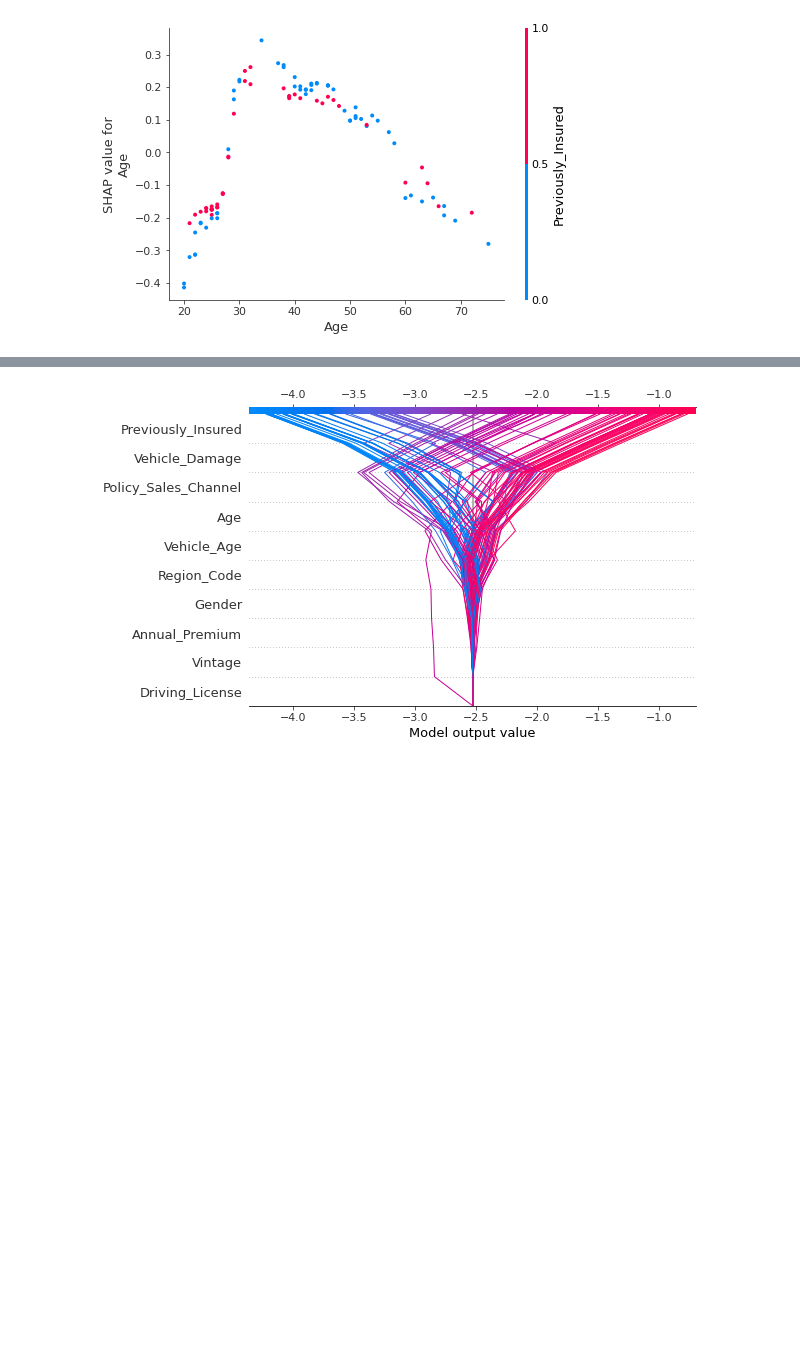
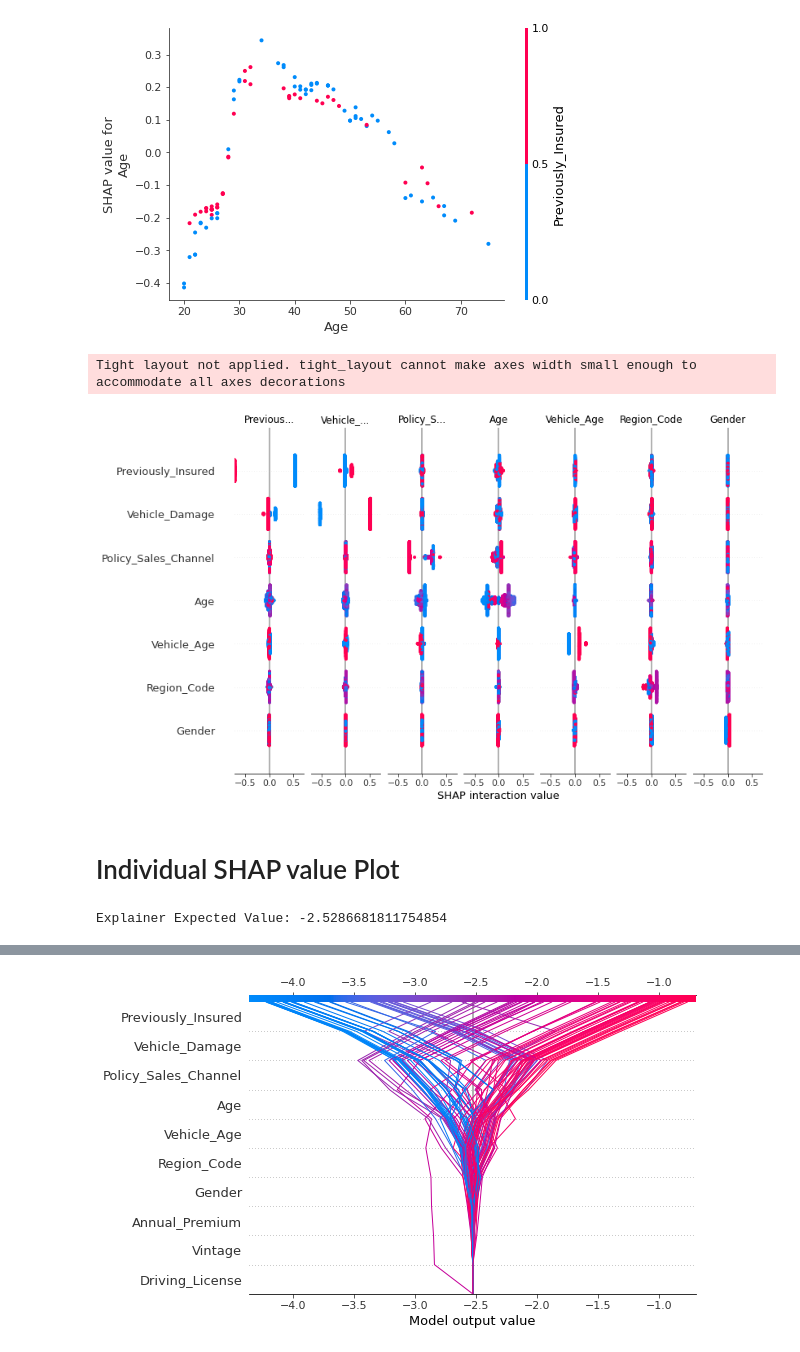
Before and after one commit to Sagar-modelling/XAI, a Jupyter notebook: XAI.ipynb, the cells around one changed output, grey strips where cells are left out. Cells and saved outputs as stored; diff of their text form; code cells hidden in the pictures; blank space fills up the shorter version.

```diff
--- a/XAI.ipynb
+++ b/XAI.ipynb
@@ -270,3 +266,18 @@ shap.dependence_plot(ind='Age', interaction_index='Previously_Insured',
                     display_features=feature_display)
 # %% [output]
 [figure]
+# %%
+shap_interaction_values = shap.TreeExplainer(model).shap_interaction_values(X_train.iloc[:2000,:])
+shap.summary_plot(shap_interaction_values, X_train.iloc[:2000,:])
+# %% [output]
+Tight layout not applied. tight_layout cannot make axes width small enough to accommodate all axes decorations
+[figure, added]
+# %% [markdown]
+# Individual SHAP value Plot
+# %%
+expected_value = explainer.expected_value
+if isinstance(expected_value, list):
+    expected_value = expected_value[1]
+print(f"Explainer Expected Value: {expected_value}")
+# %% [output]
+Explainer Expected Value: -2.5286681811754854
```
Also changed, not shown: parts of 10 cells of this notebook.
